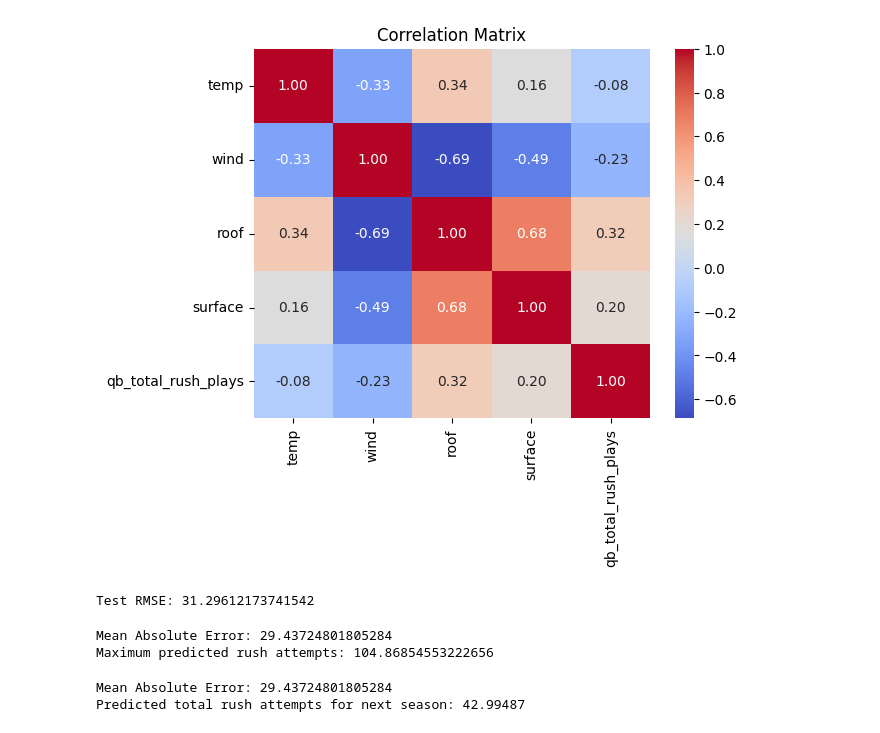
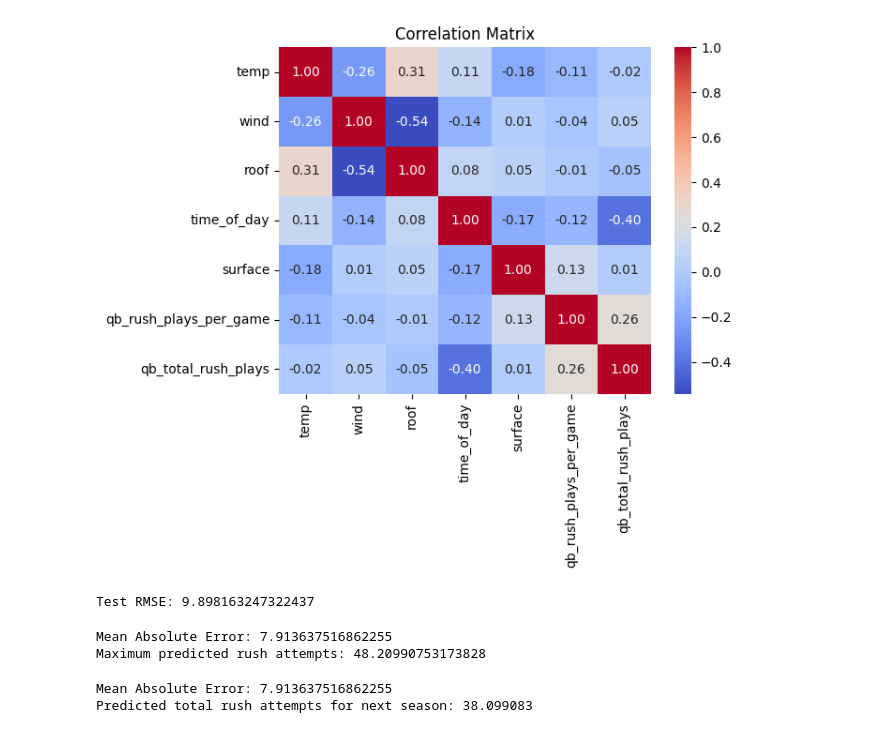
Before and after one commit to SantiM01/Senior-Project, a Jupyter notebook: Model.ipynb, the cells around one changed output. Cells and saved outputs as stored; diff of their text form; code cells hidden in the pictures.

```diff
--- a/Model.ipynb
+++ b/Model.ipynb
@@ -4,7 +4,7 @@
 import pandas as pd
 
 # Load the dataset
-df = pd.read_csv('filtered_by_player_20245.csv')
+df = pd.read_csv('filtered_by_player_19596.csv')
 
 # Check for missing values
 print("Missing values per column:")
@@ -41 +41,28 @@ qb_total_rush_plays    float64
 dtype: object
+# %%
+import pandas as pd
+from sklearn.preprocessing import OneHotEncoder
+
+# Load your dataset
+
+
+# Handle NaN values for 'qb_id' and convert to int
+# Assuming we're filling NaNs with -1 as a placeholder (adjust as necessary)
+df['qb_id'] = df['qb_id'].fillna(-1).astype(int)
+
+# Convert 'time_of_day' from object to datetime (no extraction of hour unless you need it)
+df['time_of_day'] = pd.to_datetime(df['time_of_day'], errors='coerce')
+
+# Assuming 'roof' and 'surface' are categorical but kept as integers if they are already appropriately coded
+# If these need to be treated as categorical for modeling and are not just IDs, consider this:
+# encoder = OneHotEncoder()
+# encoded_features = encoder.fit_transform(df[['roof', 'surface']])
+# encoded_df = pd.DataFrame(encoded_features.toarray(), columns=encoder.get_feature_names_out(['roof', 'surface']))
+# df = pd.concat([df, encoded_df], axis=1)  # This adds encoded columns to the dataframe
+# df.drop(['roof', 'surface'], axis=1, inplace=True)  # This removes original columns
+
+# Now let's print out the updated data types to confirm changes
+print(df.dtypes)
+
+# Optionally, save the processed dataframe
+df.to_csv('processed_dataset.csv', index=False)
@@ -42,20 +80,20 @@ dtype: object
 # %%
 import pandas as pd
 import seaborn as sns
 import matplotlib.pyplot as plt
 
 # Load the data
-data = pd.read_csv('filtered_by_player_20245.csv')
+data = df.copy()
 
 # Calculate correlation matrix
-corr = data[['temp', 'wind', 'roof', 'surface', 'qb_total_rush_plays']].corr()
+corr = data[['temp', 'wind', 'roof','time_of_day', 'surface', 'qb_rush_plays_per_game', 'qb_total_rush_plays']].corr()
 
 # Plot the heatmap
 sns.heatmap(corr, annot=True, fmt=".2f", cmap='coolwarm')
 plt.title('Correlation Matrix')
 plt.show()
 # %% [output]
-[figure, old version]
+[figure, new version]
 # %%
 from sklearn.model_selection import train_test_split
 from sklearn.ensemble import RandomForestRegressor
@@ -63,7 +101,7 @@ from sklearn.metrics import mean_squared_error
 import numpy as np
 
 # Assuming 'data' is your DataFrame
-X = data[['temp', 'wind', 'roof', 'surface']]
+X = data[['temp', 'wind', 'roof', 'surface', 'qb_rush_plays_per_game',]]
 y = data['qb_total_rush_plays']  # Target variable
 
 # Split data into training and test sets
@@ -80,7 +118,7 @@ predictions = model.predict(X_test)
 rmse = np.sqrt(mean_squared_error(y_test, predictions))
 print("Test RMSE:", rmse)
 # %% [output]
-Test RMSE: 31.29612173741542
+Test RMSE: 9.898163247322437
 # %%
 import pandas as pd
 import numpy as np
@@ -89,10 +127,10 @@ from xgboost import XGBRegressor
 from sklearn.metrics import mean_absolute_error
 
 # Load the dataset
-df = pd.read_csv("filtered_by_player_20245.csv")
+df = data.copy() # Changed from data.copy to data.copy()
 
 # Define features and target variable
-features = ['temp', 'wind', 'roof', 'surface']
+features = ['temp', 'wind', 'roof', 'surface', 'qb_rush_plays_per_game']
 target = 'qb_total_rush_plays'
 
 # Extract features and target from the DataFrame
@@ -119,8 +157,8 @@ df_test['predicted_rush_attempts'] = y_pred
 max_rush_attempt = df_test['predicted_rush_attempts'].max()
 print(f"Maximum predicted rush attempts: {max_rush_attempt}")
 # %% [output]
-Mean Absolute Error: 29.43724801805284
-Maximum predicted rush attempts: 104.86854553222656
+Mean Absolute Error: 7.913637516862255
+Maximum predicted rush attempts: 48.20990753173828
 # %%
 import pandas as pd
 import numpy as np
@@ -129,10 +167,10 @@ from xgboost import XGBRegressor
 from sklearn.metrics import mean_absolute_error
 
 # Load the dataset
-df = pd.read_csv("filtered_by_player_20245.csv")
+df = data.copy()
 
 # Define features and target variable
-features = ['temp', 'wind', 'roof', 'surface']
+features = ['temp', 'wind', 'roof', 'surface', 'qb_rush_plays_per_game']
 target = 'qb_total_rush_plays'
 
 # Extract features and target from the DataFrame
@@ -156,18 +194,24 @@ average_temp = df['temp'].mean()
 average_wind = df['wind'].mean()
 most_common_roof = int(df['roof'].mode()[0])
 most_common_surface = int(df['surface'].mode()[0])
+# Assuming average qb rush plays per game for next season prediction
+# You might need to replace this with a more informed estimate
+average_qb_rush_plays_per_game = df['qb_rush_plays_per_game'].mean()
+
 
 # Create a DataFrame for next season's predicted games based on historical averages
 next_season_features = pd.DataFrame({
     'temp': [average_temp],
     'wind': [average_wind],
     'roof': [most_common_roof],
-    'surface': [most_common_surface]
+    'surface': [most_common_surface],
+    'qb_rush_plays_per_game': [average_qb_rush_plays_per_game],
+
 })
 
 # Predict next season's total rush attempts using the model
 next_season_prediction = model.predict(next_season_features)
 print("Predicted total rush attempts for next season:", next_season_prediction[0])
 # %% [output]
-Mean Absolute Error: 29.43724801805284
-Predicted total rush attempts for next season: 42.99487
+Mean Absolute Error: 7.913637516862255
+Predicted total rush attempts for next season: 38.099083
```
Also changed, not shown: parts of 3 cells of this notebook.
